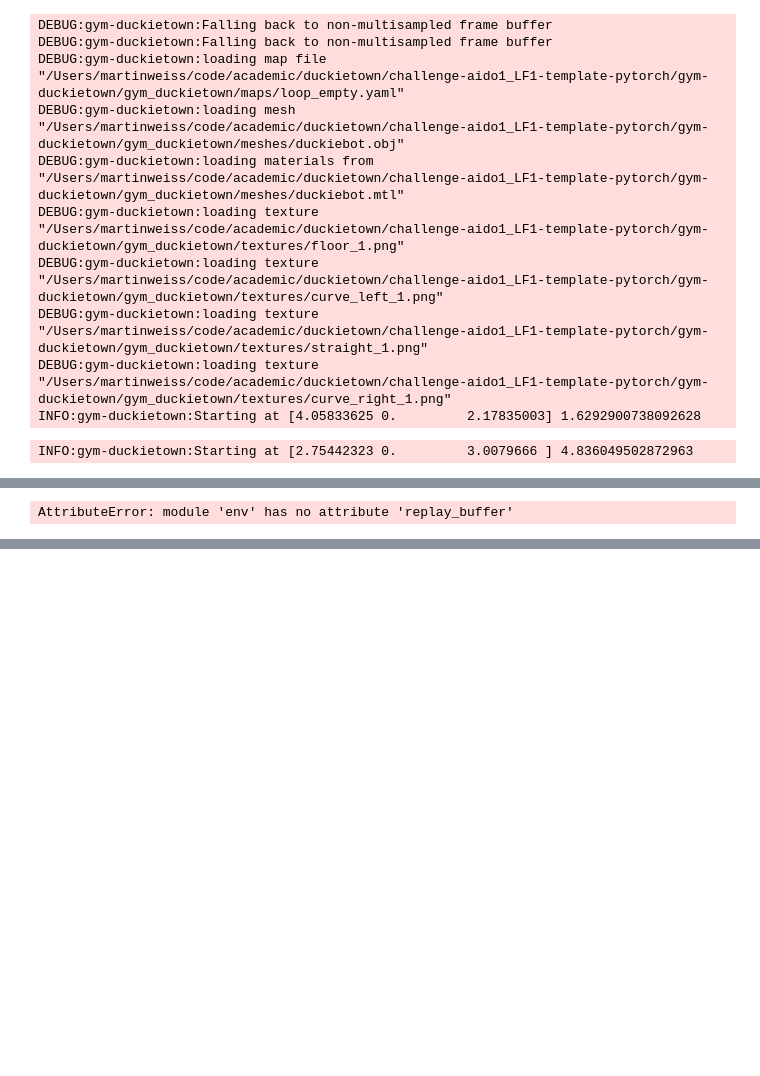
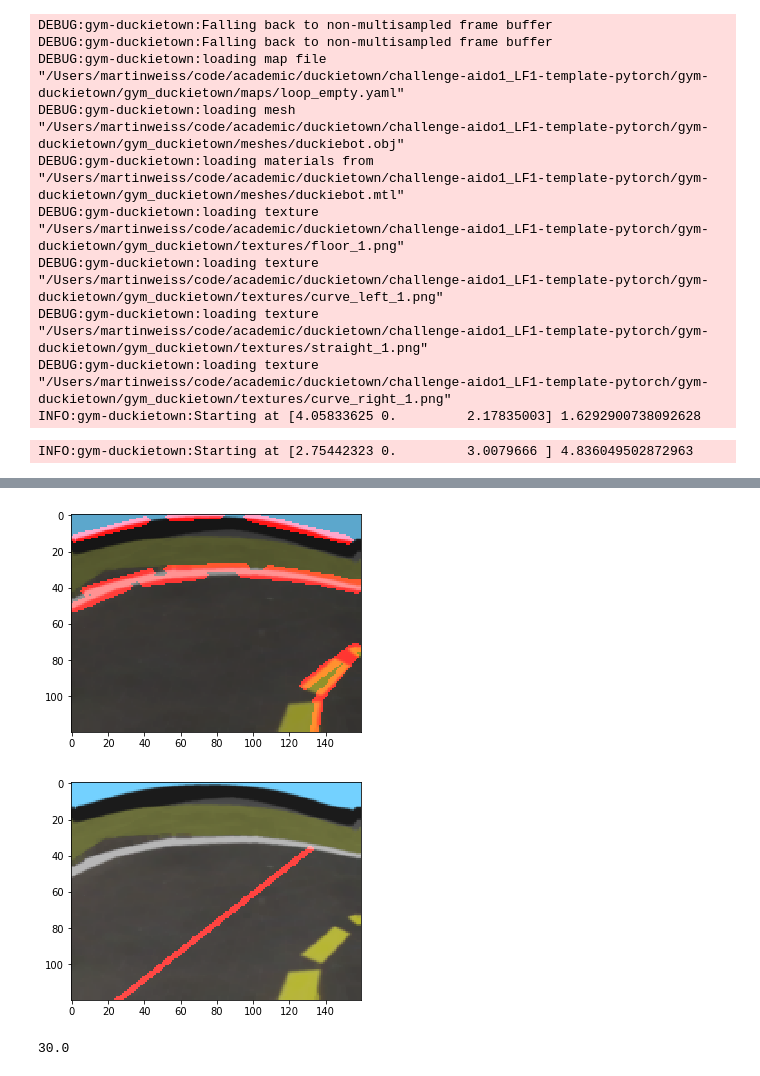
Before and after one commit to mweiss17/aido-submission, a Jupyter notebook: martins-model.ipynb, the cells around one changed output, grey strips where cells are left out. Drawn from its saved outputs; the diff is of its cells as text; code cells hidden in the pictures; blank space fills up the shorter version.

```diff
--- a/martins-model.ipynb
+++ b/martins-model.ipynb
@@ -6,7 +28,12 @@ RANDOM_SEED = 1234
 # Size of replay buffer
 BUFFER_SIZE = 10000
 MINIBATCH_SIZE = 64
-env = launch_env(None)
+raw_sim_env = launch_env(None)
+env = ResizeWrapper(raw_sim_env)
+env = NormalizeWrapper(env)
+# to make the images pytorch-conv-compatible
+env = ImgWrapper(env)
+env = ActionWrapper(env)
 # %% [output]
 DEBUG:gym-duckietown:Falling back to non-multisampled frame buffer
 DEBUG:gym-duckietown:Falling back to non-multisampled frame buffer
@@ -25,4 +189,5 @@ from wrappers import NormalizeWrapper, ImgWrapper, ActionWrapper, ResizeWrapper
 # %%
 observation = env.reset()
+action = [0, 0]
 # %% [output]
 INFO:gym-duckietown:Starting at [2.75442323 0.         3.0079666 ] 4.836049502872963
@@ -49,4 +194,57 @@ model.train(replay_buffer=observation, iterations=100, batch_size=64, discount=0
-# %%
-env.replay_buffer
-# %% [output]
-AttributeError: module 'env' has no attribute 'replay_buffer'
+# %%
+%matplotlib inline
+for idx in range(1):
+    observation, reward, done, info = env.step(action)
+    observation = (np.transpose(observation, (1, 2, 0)) * 255).astype('uint8')
+    i = Image.fromarray(observation, 'RGB')
+    #i.save("results/" + str(idx)+'.jpg')
+    #plt.figure()
+    #plt.imshow(i)
+
+    # Canny-ify
+    image = cv2.dilate(observation, None)
+    image = cv2.erode(image, None)
+    # plt.figure()
+    # plt.imshow(image)
+    gray_image = cv2.cvtColor(image, cv2.COLOR_BGR2GRAY)
+    r, thresh_image = cv2.threshold(gray_image, 127, 255, 1)
+    cannyed_image = cv2.Canny(thresh_image, 100, 200)
+    # plt.figure()
+    # plt.imshow(cannyed_image)
+
+    # Hough Lines
+    lines = cv2.HoughLinesP(cannyed_image, rho=1, theta=np.pi/180, threshold=10, minLineLength=20, maxLineGap=10)
+    #print(len(lines))
+    line_img = draw_lines(image, lines)
+    #plt.figure()
+    plt.imshow(line_img)
+    print(lines)
+    ll = lane_lines(image, lines)
+    print(ll)
+    # Lane Lines
+    lane_lines_image = Image.fromarray(draw_lane_lines(image, lane_lines(image, lines)), 'RGB')
+    plt.figure()
+    plt.imshow(lane_lines_image)
+
+
+    # Slope Calulations
+    left_lane_line = lane_lines(image, lines)[0]
+    right_lane_line = lane_lines(image, lines)[1]
+    #left_length = calc_distance_lane(left_lane_line)
+    #right_length = calc_distance_lane(right_lane_line)
+
+    left_slope = slope(left_lane_line)
+    print("left_slope:" + str(left_slope))
+    right_slope = slope(right_lane_line)
+    print("right slope:" + str(right_slope))
+
+    slope_to_use = right_slope
+    if abs(left_slope) > abs(right_slope):
+        slope_to_use = left_slope
+
+    angle = -math.atan(slope_to_use) *(180 / math.pi)
+    print(angle)
+    action = angle_to_action(angle)
+    print (action[0])
+    print (action[1])
+# %% [output]
@@ -52,0 +268,6 @@ AttributeError: module 'env' has no attribute 'replay_buffer'
+[figure, added]
+[figure, added]
+# %%
+calc_distance(lx2, ly2, rx2, ry2)
+# %% [output]
+30.0
```
Also changed, not shown: parts of 15 cells of this notebook, 8 other files.
